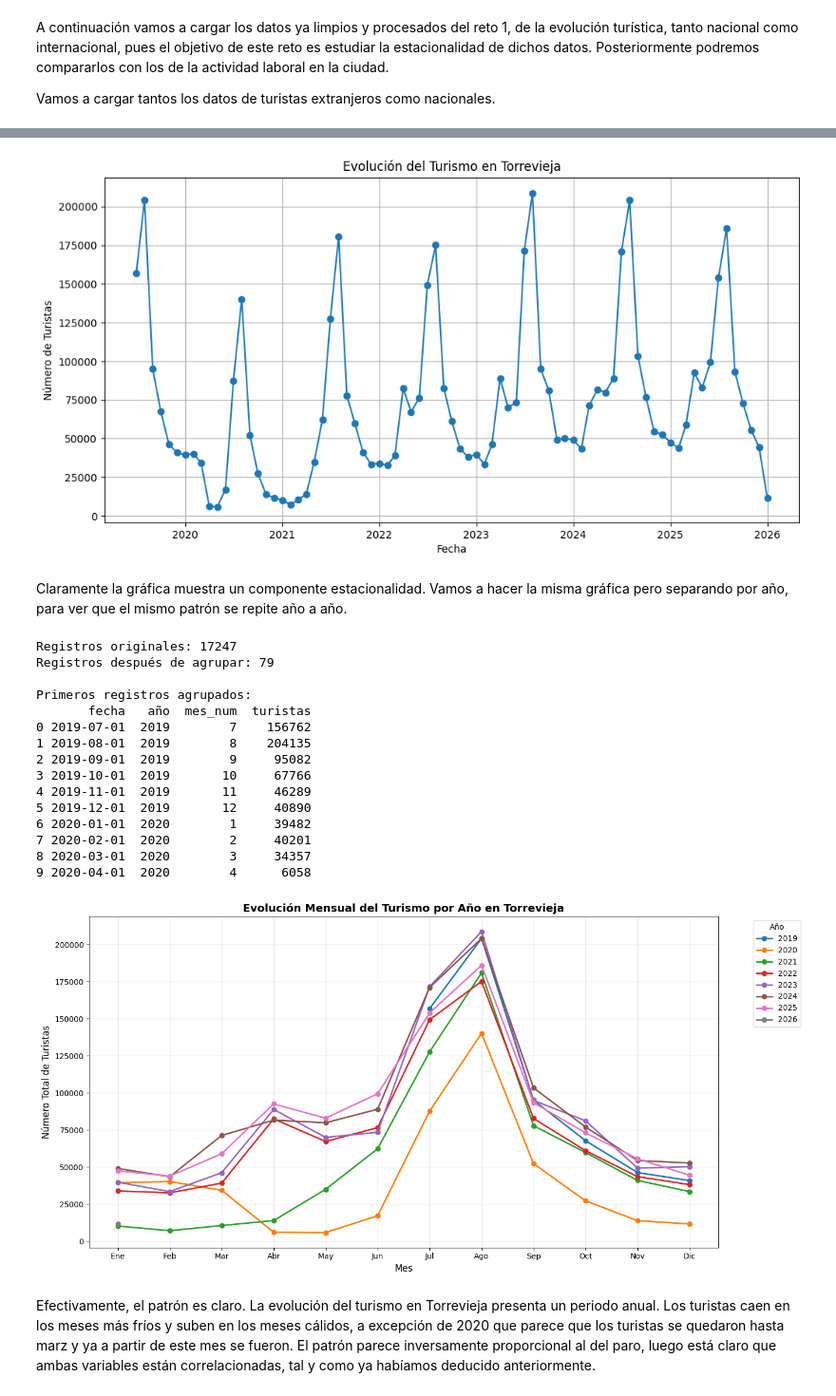
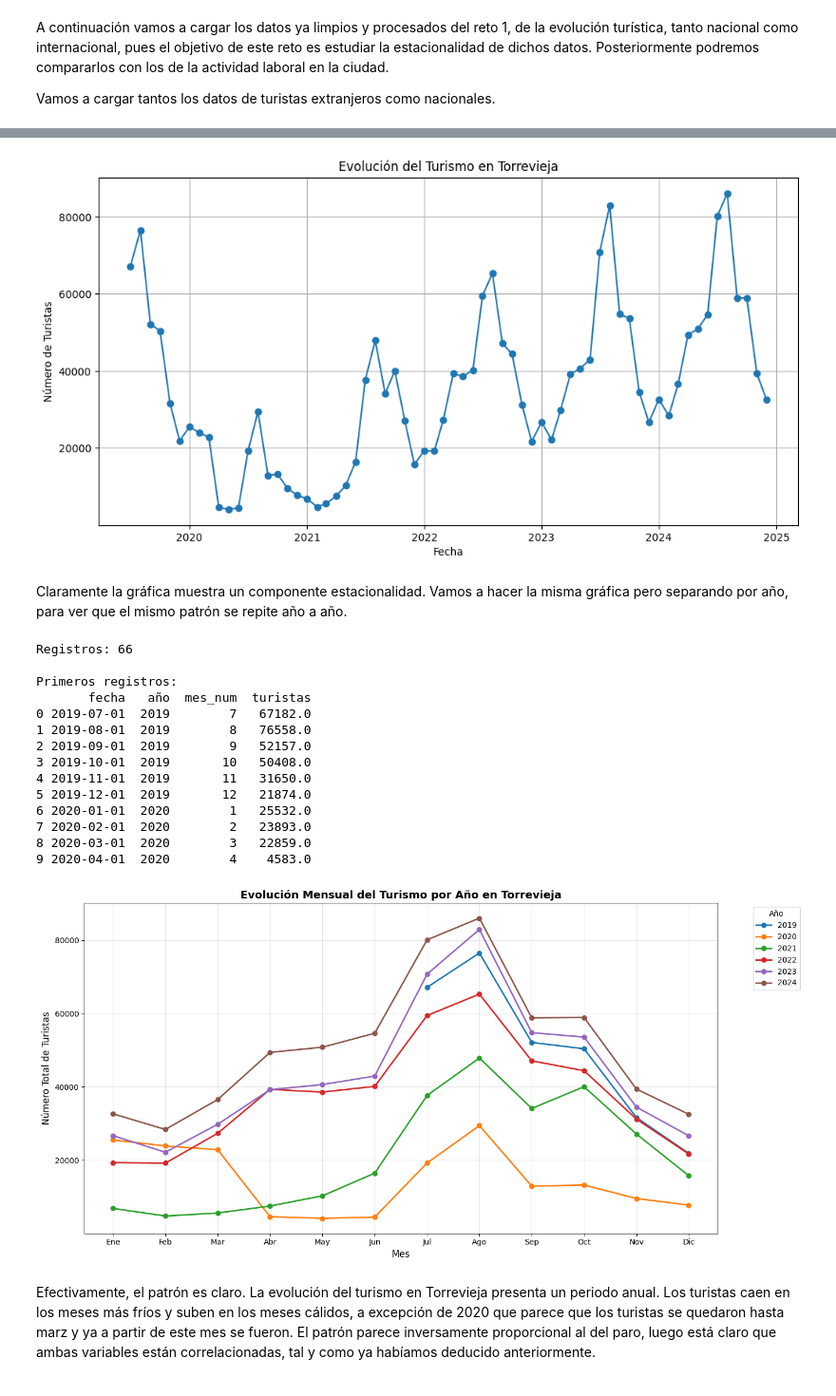
Before and after one commit to MalenaSancho/Turismo-Mineria-Datos, a Jupyter notebook: RETOS/RETO_2.ipynb, the cells around one changed output, grey strips where cells are left out. Shown at 95% size. Cells and saved outputs as stored; diff of their text form; code cells hidden in the pictures.

```diff
--- a/RETOS/RETO_2.ipynb
+++ b/RETOS/RETO_2.ipynb
@@ -94,7 +120,7 @@ df1_torrevieja.head()
 | 1013 | CV H00771 A | A | ALTA | 3 | 3 ESTRELLAS | AS HOTEL MADRID | 03 | ALACANT | ... |
 5 rows × 31 columns
 # %%
-df = pd.read_csv('DATASETS/RETO 2/paro_2025_1trim.csv', sep = ';', encoding='utf-8', skiprows=1)
+df = pd.read_csv('../DATASETS/RETO 2/paro_2025_1trim.csv', sep = ';', encoding='utf-8', skiprows=1)
 #Filtramos por los datos de torrevieja
 
 df.columns
@@ -111,8 +137,8 @@ Index(['mes', 'Código de CA', 'Comunidad Autónoma', 'Codigo Provincia',
 # Vamos a cargar los datos de la carpeta paro (tanto CSV como XLS)
 
 # Cargar archivos CSV y XLS de la carpeta "paro"
-csv_files = glob(os.path.join('DATASETS/RETO 2', '*.csv'))
-xls_files = glob(os.path.join('DATASETS/RETO 2', '*.xls'))
+csv_files = glob(os.path.join('..//DATASETS/RETO 2', '*.csv'))
+xls_files = glob(os.path.join('..//DATASETS/RETO 2', '*.xls'))
 
 print(f"Archivos CSV encontrados: {len(csv_files)}")
 print(f"Archivos XLS encontrados: {len(xls_files)}")
@@ -466,9 +452,7 @@ A continuación vamos a cargar los datos ya limpios y procesados del reto 1, de
 
 Vamos a cargar tantos los datos de turistas extranjeros como nacionales.
 # %%
+poblacion_efectiva = pd.read_csv('../DATASETS/RETO 1/DATASETS MODIFICADOS/poblacion_efectiva_torrevieja.csv', sep=';', encoding='utf-8')
 
-
-turismo_extr = pd.read_csv('DATASETS/RETO 1/DATASETS MODIFICADOS/poblacion_flotante_base.csv', sep=';', encoding='utf-8')
-
-turismo_extr.columns
+poblacion_efectiva.columns
 # %% [output]
@@ -503,0 +462,18 @@ turismo_extr.head()
+# %%
+# La nueva versión del dataset ya viene agregada por mes (no por país de origen),
+# con tres columnas: turismo_interno (nacional), turismo_receptor (extranjero) y turismo_emisor.
+# Mantenemos los nombres de variables del notebook para no tocar el resto del análisis:
+#   - turismo_extr        ←  columna 'turismo_receptor'  (turismo extranjero)
+#   - turismo_nacional    ←  columna 'turismo_interno'   (turismo nacional)
+
+poblacion_efectiva['fecha'] = pd.to_datetime(poblacion_efectiva['fecha'])
+poblacion_efectiva['mes_num'] = poblacion_efectiva['fecha'].dt.month
+poblacion_efectiva['mes_nombre'] = poblacion_efectiva['fecha'].dt.strftime('%B')
+
+turismo_extr = (
+    poblacion_efectiva[['fecha', 'año', 'mes_num', 'mes_nombre', 'turismo_receptor']]
+    .rename(columns={'turismo_receptor': 'turistas'})
+    .copy()
+)
+
+poblacion_efectiva.head()
@@ -504,65 +487,58 @@ turismo_extr.head()
 # %%
-# Vamos a visualizar la evolución del turismo en torrevieja a lo largo del tiempo. Para ello, vamos a agrupar por fecha y vamos a sumar el número de turistas en cada fecha. Luego, vamos a graficar la evolución del turismo a lo largo del tiempo.
-# Agrupar por fecha y sumar el número de turistas.
-turismo_grouped = turismo_extr.groupby('fecha')['turistas'].sum().reset_index()
-# Graficar la evolución del turismo a lo largo del tiempo
+# Evolución del turismo extranjero a lo largo del tiempo (los datos ya vienen agregados por mes).
 plt.figure(figsize=(12, 6))
-plt.plot(turismo_grouped['fecha'], turismo_grouped['turistas'], marker='o')
+plt.plot(turismo_extr['fecha'], turismo_extr['turistas'], marker='o')
 plt.title('Evolución del Turismo en Torrevieja')
 plt.xlabel('Fecha')
 plt.ylabel('Número de Turistas')
 plt.grid()
 plt.show()
 # %% [output]
-[figure, old version]
+[figure, new version]
 # %% [markdown]
 Claramente la gráfica muestra un componente estacionalidad. Vamos a hacer la misma gráfica pero separando por año, para ver que el mismo patrón se repite año a año.
 # %%
-# Agrupar por fecha/año/mes y SUMAR todos los turistas
-turismo_agrupado = turismo_extr.groupby(['fecha', 'año', 'mes_num']).agg({
-    'turistas': 'sum'  # Sumar todos los turistas de ese mes
-}).reset_index()
+# Los datos ya vienen agregados por mes, así que solo seleccionamos las columnas necesarias.
+turismo_agrupado = turismo_extr[['fecha', 'año', 'mes_num', 'turistas']].copy()
 
-print(f"Registros originales: {len(turismo_extr)}")
-print(f"Registros después de agrupar: {len(turismo_agrupado)}")
-print("\nPrimeros registros agrupados:")
+print(f"Registros: {len(turismo_agrupado)}")
+print("\nPrimeros registros:")
 print(turismo_agrupado.head(10))
 
 
 # Graficar cada año como una línea separada
 plt.figure(figsize=(14, 7))
 
 for año in sorted(turismo_agrupado['año'].unique()):
     df_año = turismo_agrupado[turismo_agrupado['año'] == año].sort_values('mes_num')
     plt.plot(df_año['mes_num'], df_año['turistas'],
              marker='o', label=str(año), linewidth=2, markersize=6)
 
 plt.title('Evolución Mensual del Turismo por Año en Torrevieja', fontsize=14, fontweight='bold')
 plt.xlabel('Mes', fontsize=12)
 plt.ylabel('Número Total de Turistas', fontsize=12)
 plt.xticks(range(1, 13), ['Ene', 'Feb', 'Mar', 'Abr', 'May', 'Jun',
                            'Jul', 'Ago', 'Sep', 'Oct', 'Nov', 'Dic'])
 plt.legend(title='Año', bbox_to_anchor=(1.05, 1), loc='upper left')
 plt.grid(True, alpha=0.3)
 plt.tight_layout()
 plt.show()
 # %% [output]
-Registros originales: 17247
-Registros después de agrupar: 79
+Registros: 66
 
-Primeros registros agrupados:
+Primeros registros:
        fecha   año  mes_num  turistas
-0 2019-07-01  2019        7    156762
-1 2019-08-01  2019        8    204135
-2 2019-09-01  2019        9     95082
-3 2019-10-01  2019       10     67766
-4 2019-11-01  2019       11     46289
-5 2019-12-01  2019       12     40890
-6 2020-01-01  2020        1     39482
-7 2020-02-01  2020        2     40201
-8 2020-03-01  2020        3     34357
-9 2020-04-01  2020        4      6058
+0 2019-07-01  2019        7   67182.0
+1 2019-08-01  2019        8   76558.0
+2 2019-09-01  2019        9   52157.0
+3 2019-10-01  2019       10   50408.0
+4 2019-11-01  2019       11   31650.0
+5 2019-12-01  2019       12   21874.0
+6 2020-01-01  2020        1   25532.0
+7 2020-02-01  2020        2   23893.0
+8 2020-03-01  2020        3   22859.0
+9 2020-04-01  2020        4    4583.0
-[figure, old version]
+[figure, new version]
 # %% [markdown]
 Efectivamente, el patrón es claro. La evolución del turismo en Torrevieja presenta un periodo anual. Los turistas caen en los meses más fríos y suben en los meses cálidos, a excepción de 2020 que parece que los turistas se quedaron hasta marz y ya a partir de este mes se fueron. El patrón parece inversamente proporcional al del paro, luego está claro que ambas variables están correlacionadas, tal y como ya habíamos deducido anteriormente.
 # %% [markdown]
```
Also changed, not shown: parts of 34 cells of this notebook, 1 other file.
